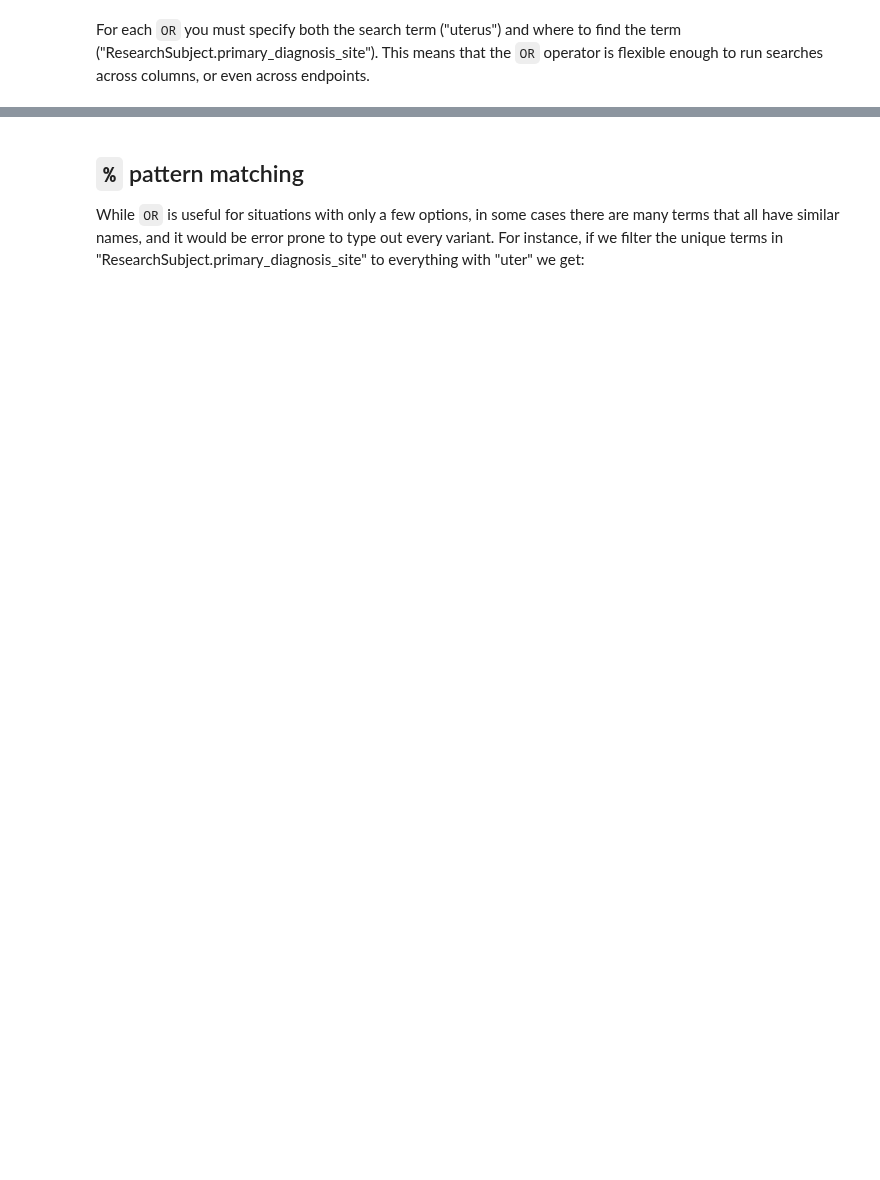
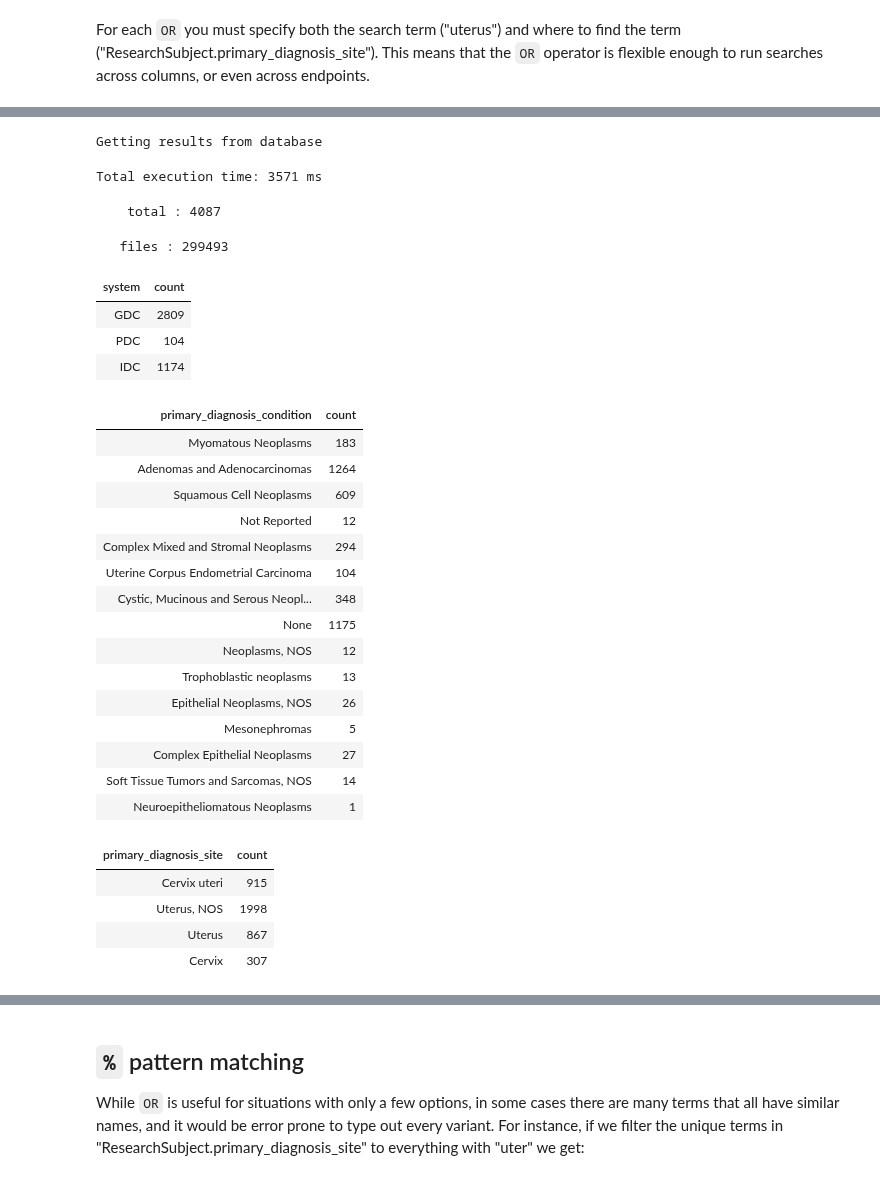
Before and after one commit to CancerDataAggregator/CDA-HelpDesk, a Jupyter notebook: docs/Examples/AdvancedSearch-Operators.ipynb, the cells around one changed output, grey strips where cells are left out. Cells and saved outputs as stored; diff of their text form; code cells hidden in the pictures; blank space fills up the shorter version.

```diff
--- a/docs/Examples/AdvancedSearch-Operators.ipynb
+++ b/docs/Examples/AdvancedSearch-Operators.ipynb
@@ -191,0 +273,35 @@ For each `OR` you must specify both the search term ("uterus") and where to find
+# %%
+Q("""ResearchSubject.primary_diagnosis_site = "uterus, NOS" OR
+      ResearchSubject.primary_diagnosis_site = "uterus" OR
+      ResearchSubject.primary_diagnosis_site = "Cervix" OR
+      ResearchSubject.primary_diagnosis_site = "Cervix uteri" """).researchsubject.count.run()
+# %% [output]
+Getting results from database
+Total execution time: 3571 ms
+    total : 4087
+   files : 299493
+| system | count |
+| GDC | 2809 |
+| PDC | 104 |
+| IDC | 1174 |
+| primary_diagnosis_condition | count |
+| Myomatous Neoplasms | 183 |
+| Adenomas and Adenocarcinomas | 1264 |
+| Squamous Cell Neoplasms | 609 |
+| Not Reported | 12 |
+| Complex Mixed and Stromal Neoplasms | 294 |
+| Uterine Corpus Endometrial Carcinoma | 104 |
+| Cystic, Mucinous and Serous Neopl... | 348 |
+| None | 1175 |
+| Neoplasms, NOS | 12 |
+| Trophoblastic neoplasms | 13 |
+| Epithelial Neoplasms, NOS | 26 |
+| Mesonephromas | 5 |
+| Complex Epithelial Neoplasms | 27 |
+| Soft Tissue Tumors and Sarcomas, NOS | 14 |
+| Neuroepitheliomatous Neoplasms | 1 |
+| primary_diagnosis_site | count |
+| Cervix uteri | 915 |
+| Uterus, NOS | 1998 |
+| Uterus | 867 |
+| Cervix | 307 |
```
Also changed, not shown: parts of 31 cells of this notebook, 3 other files.
